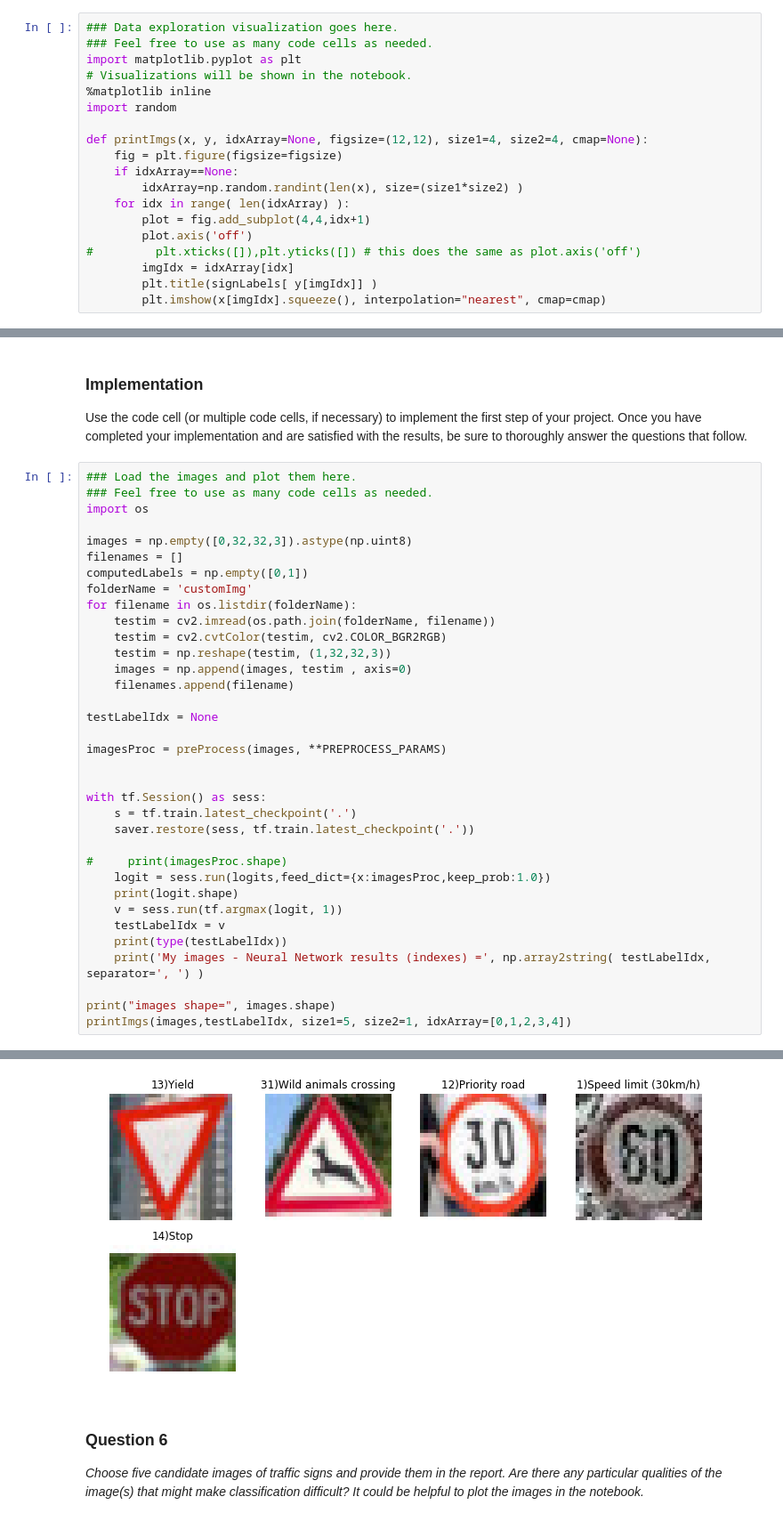
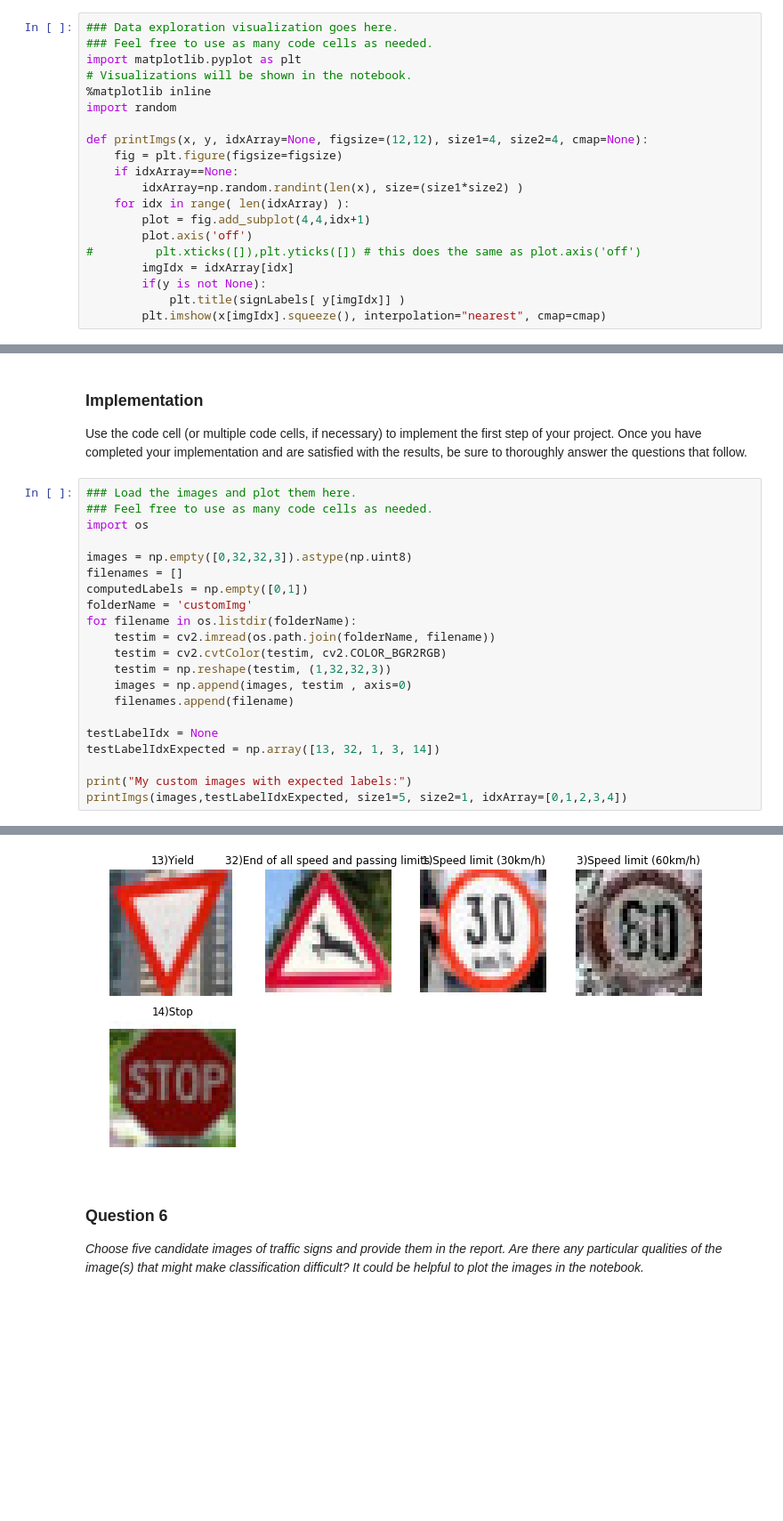
Before and after one commit to eugen8/CarND-Traffic-Sign-Classifier-Project, a Jupyter notebook: Traffic_Sign_Classifier.ipynb, the cells around one changed output, grey strips where cells are left out. Shown at 89% size. Saved outputs shown, nothing was run; the diff lists cells and outputs as text; blank space fills up the shorter version.

```diff
--- a/Traffic_Sign_Classifier.ipynb
+++ b/Traffic_Sign_Classifier.ipynb
@@ -134,7 +134,8 @@ def printImgs(x, y, idxArray=None, figsize=(12,12), size1=4, size2=4, cmap=None)
         plot.axis('off')
 #         plt.xticks([]),plt.yticks([]) # this does the same as plot.axis('off')
         imgIdx = idxArray[idx]
-        plt.title(signLabels[ y[imgIdx]] )
+        if(y is not None):
+            plt.title(signLabels[ y[imgIdx]] )
         plt.imshow(x[imgIdx].squeeze(), interpolation="nearest", cmap=cmap)
 # %%
 #     print some images
@@ -737,22 +740,8 @@ for filename in os.listdir(folderName):
     filenames.append(filename)
 
 testLabelIdx = None
+testLabelIdxExpected = np.array([13, 32, 1, 3, 14])
 
-imagesProc = preProcess(images, **PREPROCESS_PARAMS)
-
-
-with tf.Session() as sess:
-    s = tf.train.latest_checkpoint('.')
-    saver.restore(sess, tf.train.latest_checkpoint('.'))
-
-#     print(imagesProc.shape)
-    logit = sess.run(logits,feed_dict={x:imagesProc,keep_prob:1.0})
-    print(logit.shape)
-    v = sess.run(tf.argmax(logit, 1))
-    testLabelIdx = v
-    print(type(testLabelIdx))
-    print('My images - Neural Network results (indexes) =', np.array2string( testLabelIdx, separator=', ') )
-
-print("images shape=", images.shape)
-printImgs(images,testLabelIdx, size1=5, size2=1, idxArray=[0,1,2,3,4])
+print("My custom images with expected labels:")
+printImgs(images,testLabelIdxExpected, size1=5, size2=1, idxArray=[0,1,2,3,4])
 # %% [output]
@@ -763,4 +749,4 @@ images shape= (5, 32, 32, 3)
-[figure, old version]
+[figure, new version]
 # %% [markdown]
 ### Question 6
 
```
Also changed, not shown: parts of 14 cells of this notebook, 3 other files.
